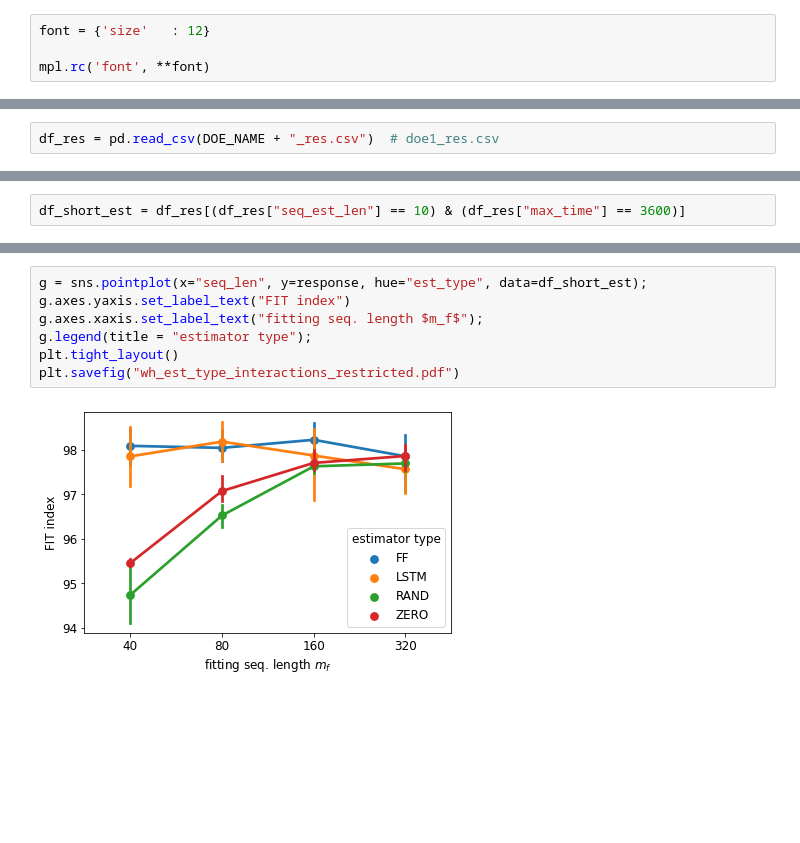
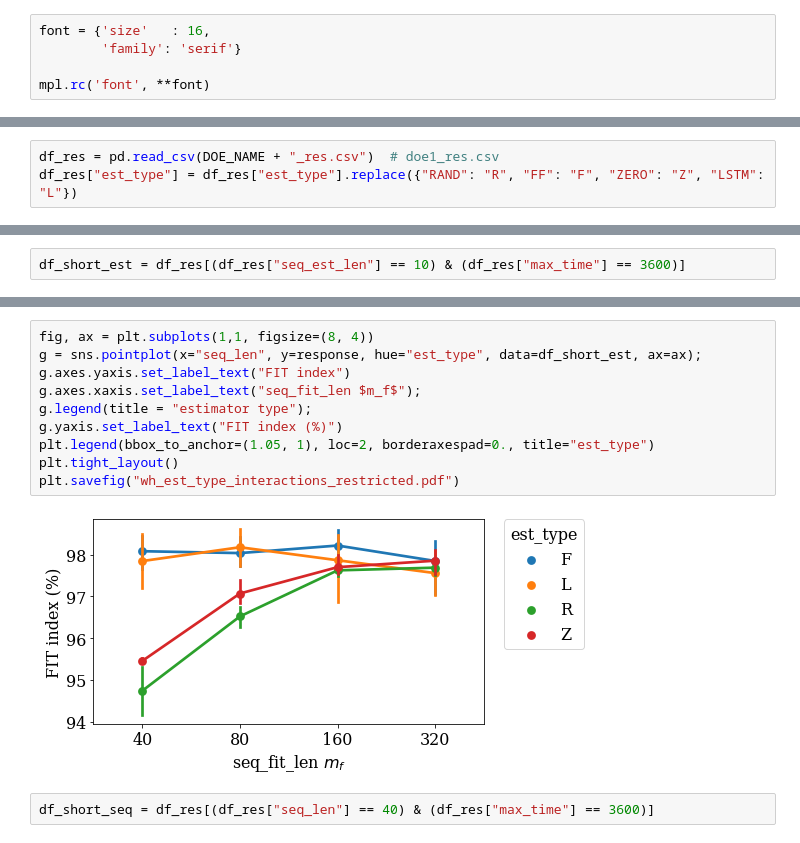
Before and after one commit to forgi86/sysid-neural-estimator, a Jupyter notebook: examples/wh2009/does/doe5_paper_figures.ipynb, the cells around one changed output, grey strips where cells are left out. Saved outputs shown, nothing was run; the diff lists cells and outputs as text; blank space fills up the shorter version.

```diff
--- a/examples/wh2009/does/doe5_paper_figures.ipynb
+++ b/examples/wh2009/does/doe5_paper_figures.ipynb
@@ -10,7 +10,8 @@ import seaborn as sns
 import pandas as pd
 import numpy as np
 # %%
-font = {'size'   : 12}
+font = {'size'   : 16,
+        'family': 'serif'}
 
 mpl.rc('font', **font)
 # %%
@@ -19,6 +20,7 @@ factors = ["max_time", "batch_size", "seq_len", "seq_est_len",  "est_type"]
 response = "FIT"
 # %%
 df_res = pd.read_csv(DOE_NAME + "_res.csv")  # doe1_res.csv
+df_res["est_type"] = df_res["est_type"].replace({"RAND": "R", "FF": "F", "ZERO": "Z", "LSTM": "L"})
 # %%
 df_res.sort_values(by=response, inplace=True, ascending=False)
 df_res["RMSE"] = df_res["RMSE"].fillna(1000)
@@ -94,9 +108,14 @@ plt.savefig("wh_main_effects_restricted.pdf")
 # %%
-g = sns.pointplot(x="seq_len", y=response, hue="est_type", data=df_short_est);
+fig, ax = plt.subplots(1,1, figsize=(8, 4))
+g = sns.pointplot(x="seq_len", y=response, hue="est_type", data=df_short_est, ax=ax);
 g.axes.yaxis.set_label_text("FIT index")
-g.axes.xaxis.set_label_text("fitting seq. length $m_f$");
+g.axes.xaxis.set_label_text("seq_fit_len $m_f$");
 g.legend(title = "estimator type");
+g.yaxis.set_label_text("FIT index (%)")
+plt.legend(bbox_to_anchor=(1.05, 1), loc=2, borderaxespad=0., title="est_type")
 plt.tight_layout()
 plt.savefig("wh_est_type_interactions_restricted.pdf")
 # %% [output]
-[figure, old version]
+[figure, new version]
+# %%
+df_short_seq = df_res[(df_res["seq_len"] == 40) & (df_res["max_time"] == 3600)]
```
Also changed, not shown: parts of 10 cells of this notebook.
